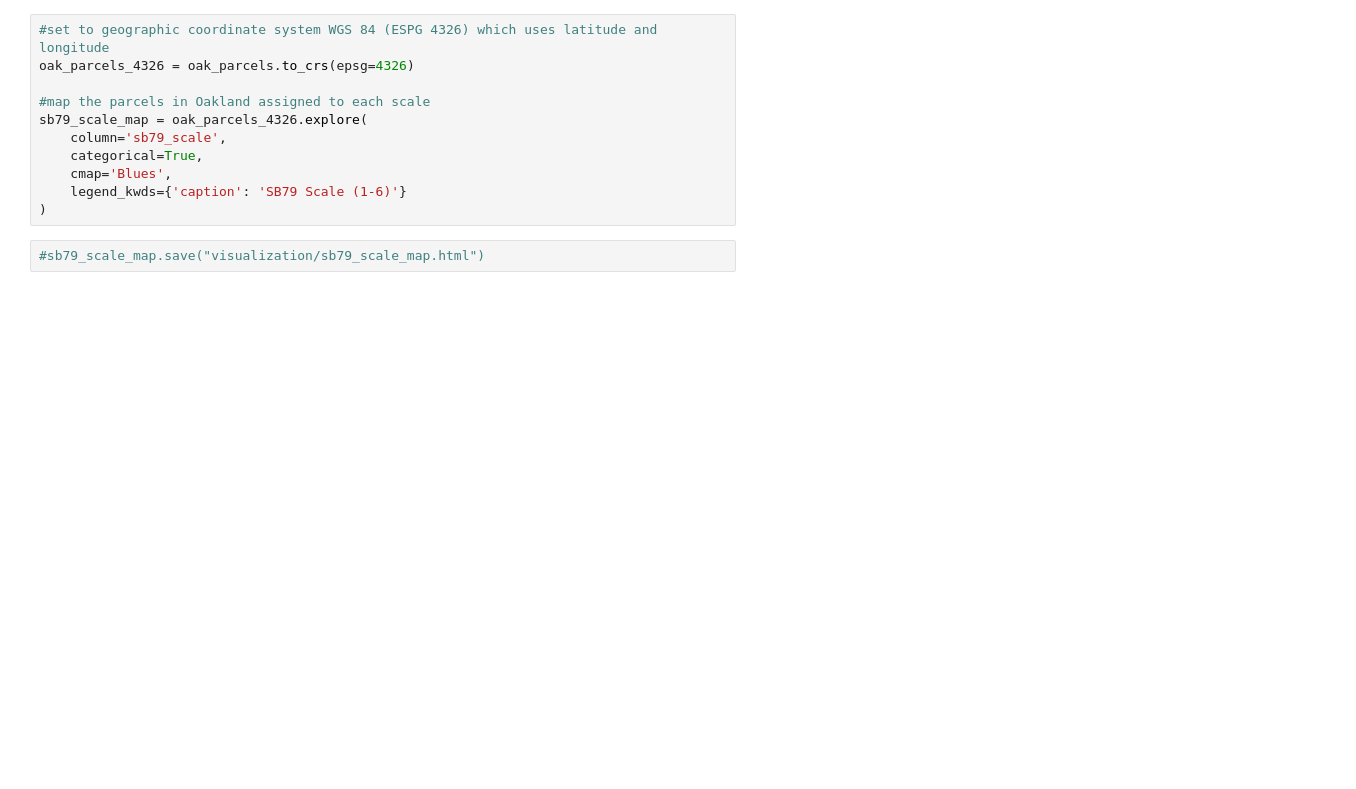
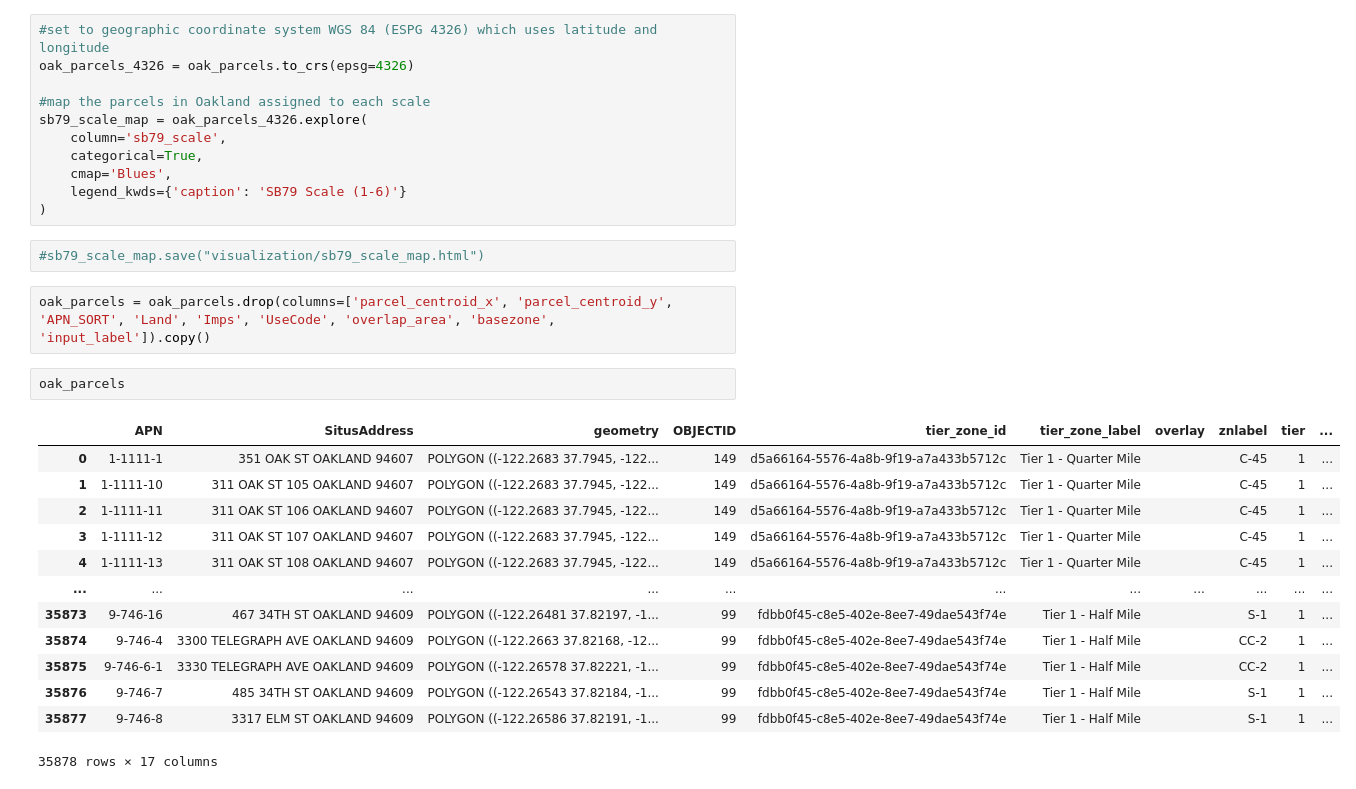
Before and after one commit to yonahg/CYPLAN101_SB79_Impact_Analysis, a Jupyter notebook: notebooks/oak_sb79_analysis.ipynb, the cells around one changed output. Cells and saved outputs as stored; diff of their text form; blank space fills up the shorter version.

```diff
--- a/notebooks/oak_sb79_analysis.ipynb
+++ b/notebooks/oak_sb79_analysis.ipynb
@@ -90,3 +93,21 @@ sb79_scale_map = oak_parcels_4326.explore(
 )
 # %%
 #sb79_scale_map.save("visualization/sb79_scale_map.html")
+# %%
+oak_parcels = oak_parcels.drop(columns=['parcel_centroid_x', 'parcel_centroid_y', 'APN_SORT', 'Land', 'Imps', 'UseCode', 'overlap_area', 'basezone', 'input_label']).copy()
+# %%
+oak_parcels
+# %% [output]
+|  | APN | SitusAddress | geometry | OBJECTID | tier_zone_id | tier_zone_label | overlay | znlabel | tier | ... |
+| 0 | 1-1111-1 | 351 OAK ST OAKLAND 94607 | POLYGON ((-122.2683 37.7945, -122... | 149 | d5a66164-5576-4a8b-9f19-a7a433b5712c | Tier 1 - Quarter Mile |  | C-45 | 1 | ... |
+| 1 | 1-1111-10 | 311 OAK ST 105 OAKLAND 94607 | POLYGON ((-122.2683 37.7945, -122... | 149 | d5a66164-5576-4a8b-9f19-a7a433b5712c | Tier 1 - Quarter Mile |  | C-45 | 1 | ... |
+| 2 | 1-1111-11 | 311 OAK ST 106 OAKLAND 94607 | POLYGON ((-122.2683 37.7945, -122... | 149 | d5a66164-5576-4a8b-9f19-a7a433b5712c | Tier 1 - Quarter Mile |  | C-45 | 1 | ... |
+| 3 | 1-1111-12 | 311 OAK ST 107 OAKLAND 94607 | POLYGON ((-122.2683 37.7945, -122... | 149 | d5a66164-5576-4a8b-9f19-a7a433b5712c | Tier 1 - Quarter Mile |  | C-45 | 1 | ... |
+| 4 | 1-1111-13 | 311 OAK ST 108 OAKLAND 94607 | POLYGON ((-122.2683 37.7945, -122... | 149 | d5a66164-5576-4a8b-9f19-a7a433b5712c | Tier 1 - Quarter Mile |  | C-45 | 1 | ... |
+| ... | ... | ... | ... | ... | ... | ... | ... | ... | ... | ... |
+| 35873 | 9-746-16 | 467 34TH ST OAKLAND 94609 | POLYGON ((-122.26481 37.82197, -1... | 99 | fdbb0f45-c8e5-402e-8ee7-49dae543f74e | Tier 1 - Half Mile |  | S-1 | 1 | ... |
+| 35874 | 9-746-4 | 3300 TELEGRAPH AVE OAKLAND 94609 | POLYGON ((-122.2663 37.82168, -12... | 99 | fdbb0f45-c8e5-402e-8ee7-49dae543f74e | Tier 1 - Half Mile |  | CC-2 | 1 | ... |
+| 35875 | 9-746-6-1 | 3330 TELEGRAPH AVE OAKLAND 94609 | POLYGON ((-122.26578 37.82221, -1... | 99 | fdbb0f45-c8e5-402e-8ee7-49dae543f74e | Tier 1 - Half Mile |  | CC-2 | 1 | ... |
+| 35876 | 9-746-7 | 485 34TH ST OAKLAND 94609 | POLYGON ((-122.26543 37.82184, -1... | 99 | fdbb0f45-c8e5-402e-8ee7-49dae543f74e | Tier 1 - Half Mile |  | S-1 | 1 | ... |
+| 35877 | 9-746-8 | 3317 ELM ST OAKLAND 94609 | POLYGON ((-122.26586 37.82191, -1... | 99 | fdbb0f45-c8e5-402e-8ee7-49dae543f74e | Tier 1 - Half Mile |  | S-1 | 1 | ... |
+35878 rows × 17 columns
```
Also changed, not shown: parts of 2 cells of this notebook, 4 other files.
